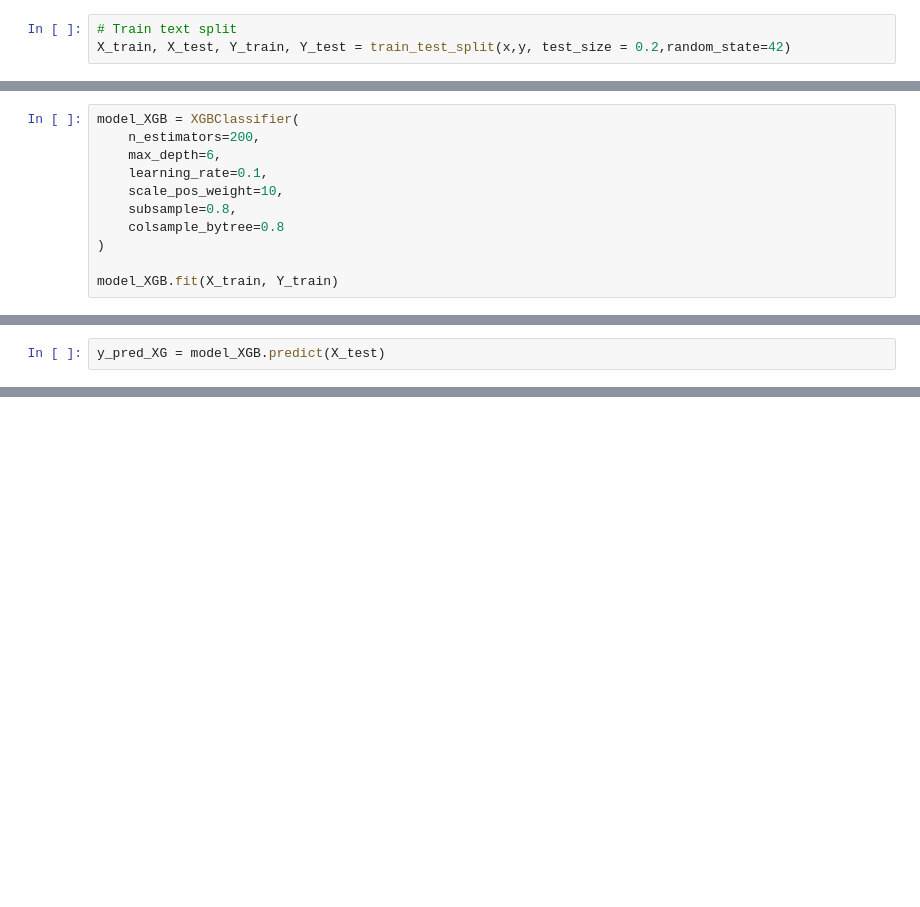
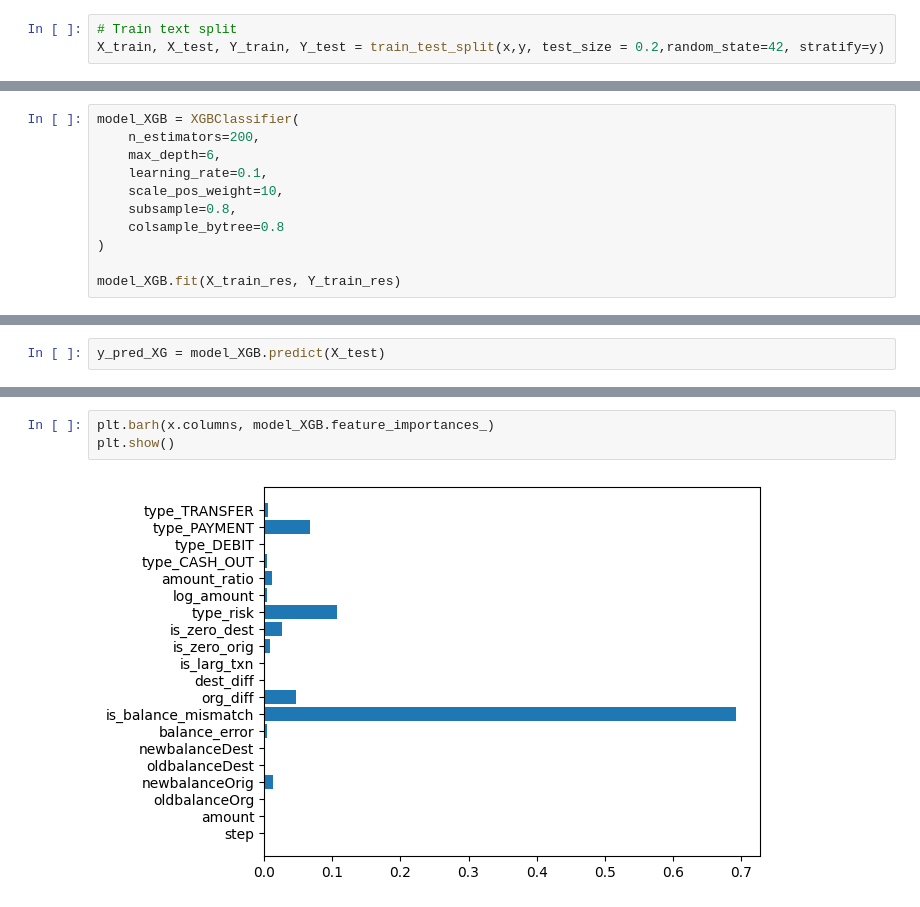
Before and after one commit to shubh229177/Fraud-Detection-System, a Jupyter notebook: System.ipynb, the cells around one changed output, grey strips where cells are left out. Cells and saved outputs as stored; diff of their text form; blank space fills up the shorter version.

```diff
--- a/System.ipynb
+++ b/System.ipynb
@@ -226,7 +219,7 @@ x = data.drop('isFraud', axis=1)
 y = data['isFraud']
 # %%
 # Train text split
-X_train, X_test, Y_train, Y_test = train_test_split(x,y, test_size = 0.2,random_state=42)
+X_train, X_test, Y_train, Y_test = train_test_split(x,y, test_size = 0.2,random_state=42, stratify=y)
 # %%
 smote = SMOTE()
 X_train_res, Y_train_res = smote.fit_resample(X_train, Y_train)
@@ -242,7 +235,7 @@ model_XGB = XGBClassifier(
     colsample_bytree=0.8
 )
 
-model_XGB.fit(X_train, Y_train)
+model_XGB.fit(X_train_res, Y_train_res)
 # %% [output]
 XGBClassifier(base_score=None, booster=None, callbacks=None,
               colsample_bylevel=None, colsample_bynode=None,
@@ -265,0 +269,5 @@ Precision: 0.9174785100286533
+# %%
+plt.barh(x.columns, model_XGB.feature_importances_)
+plt.show()
+# %% [output]
+[figure, added]
```
Also changed, not shown: parts of 6 cells of this notebook.
